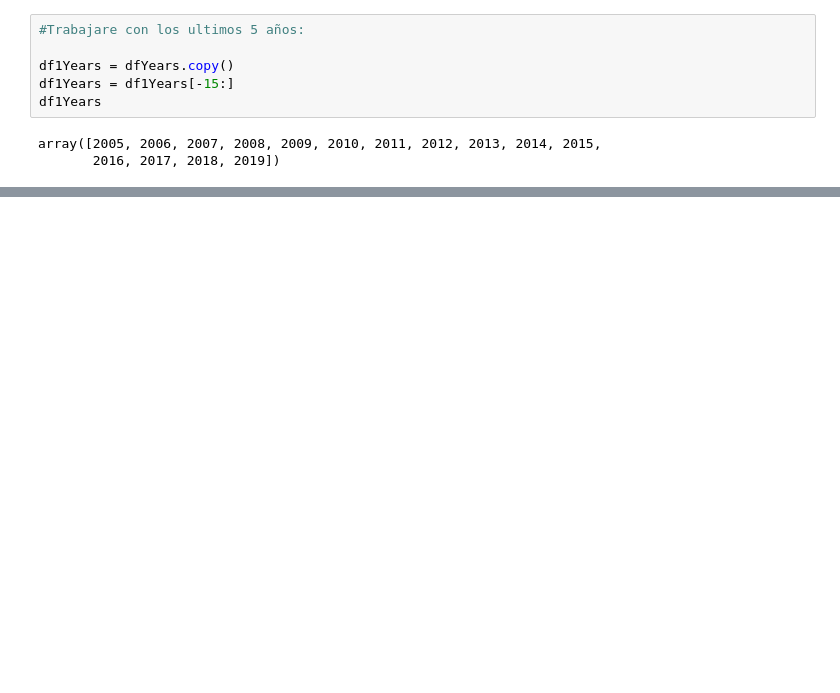
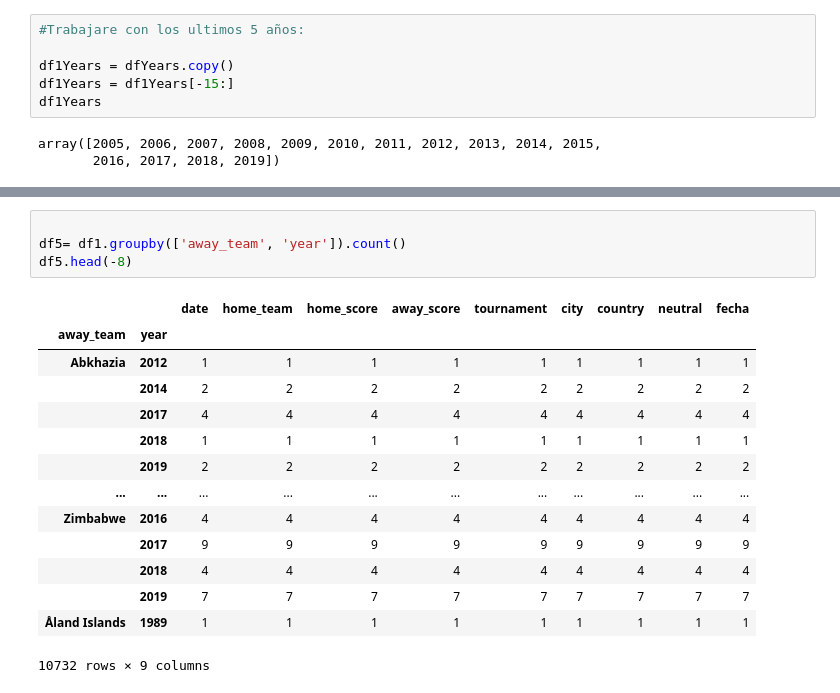
Before and after one commit to JMML2021/0501_sampling, a Jupyter notebook: 05_Sampling.ipynb, the cells around one changed output, grey strips where cells are left out. Cells and saved outputs as stored; diff of their text form; blank space fills up the shorter version.

```diff
--- a/05_Sampling.ipynb
+++ b/05_Sampling.ipynb
@@ -176,0 +273,19 @@ array([2005, 2006, 2007, 2008, 2009, 2010, 2011, 2012, 2013, 2014, 2015,
+# %%
+
+df5= df1.groupby(['away_team', 'year']).count()
+df5.head(-8)
+# %% [output]
+|  |  | date | home_team | home_score | away_score | tournament | city | country | neutral | fecha |
+| away_team | year |  |  |  |  |  |  |  |  |  |
+| Abkhazia | 2012 | 1 | 1 | 1 | 1 | 1 | 1 | 1 | 1 | 1 |
+|  | 2014 | 2 | 2 | 2 | 2 | 2 | 2 | 2 | 2 | 2 |
+|  | 2017 | 4 | 4 | 4 | 4 | 4 | 4 | 4 | 4 | 4 |
+|  | 2018 | 1 | 1 | 1 | 1 | 1 | 1 | 1 | 1 | 1 |
+|  | 2019 | 2 | 2 | 2 | 2 | 2 | 2 | 2 | 2 | 2 |
+| ... | ... | ... | ... | ... | ... | ... | ... | ... | ... | ... |
+| Zimbabwe | 2016 | 4 | 4 | 4 | 4 | 4 | 4 | 4 | 4 | 4 |
+|  | 2017 | 9 | 9 | 9 | 9 | 9 | 9 | 9 | 9 | 9 |
+|  | 2018 | 4 | 4 | 4 | 4 | 4 | 4 | 4 | 4 | 4 |
+|  | 2019 | 7 | 7 | 7 | 7 | 7 | 7 | 7 | 7 | 7 |
+| Åland Islands | 1989 | 1 | 1 | 1 | 1 | 1 | 1 | 1 | 1 | 1 |
+10732 rows × 9 columns
```
Also changed, not shown: parts of 14 cells of this notebook.
